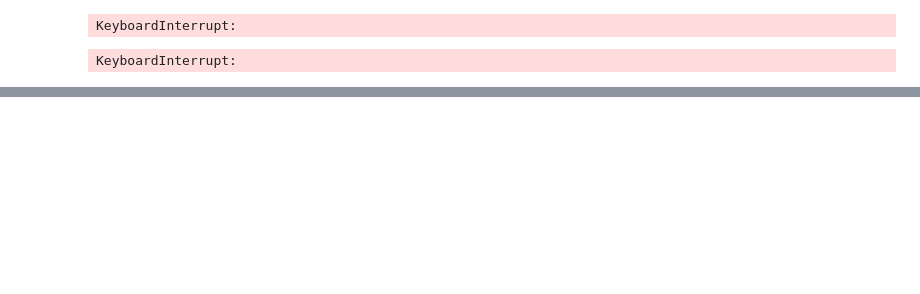
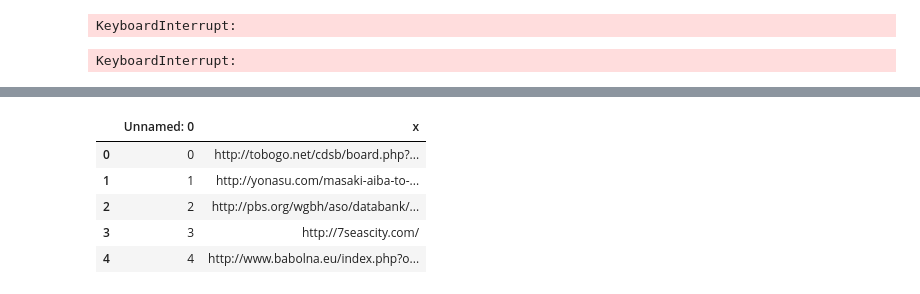
Before and after one commit to alonecandies/phishing-detection, a Jupyter notebook: whitelist.ipynb, the cells around one changed output, grey strips where cells are left out. Drawn from its saved outputs; the diff is of its cells as text; code cells hidden in the pictures; blank space fills up the shorter version.

```diff
--- a/whitelist.ipynb
+++ b/whitelist.ipynb
@@ -166,0 +169,12 @@ for document in cursor:
+# %%
+import pandas as pd
+df = pd.read_csv('./unlabeled_private_test_hackathon_vcs_2023.csv')
+urls = df['x'].tolist()
+df.head()
+# %% [output]
+|  | Unnamed: 0 | x |
+| 0 | 0 | http://tobogo.net/cdsb/board.php?... |
+| 1 | 1 | http://yonasu.com/masaki-aiba-to-... |
+| 2 | 2 | http://pbs.org/wgbh/aso/databank/... |
+| 3 | 3 | http://7seascity.com/ |
+| 4 | 4 | http://www.babolna.eu/index.php?o... |
```
Also changed, not shown: parts of 4 cells of this notebook, 6 other files.
